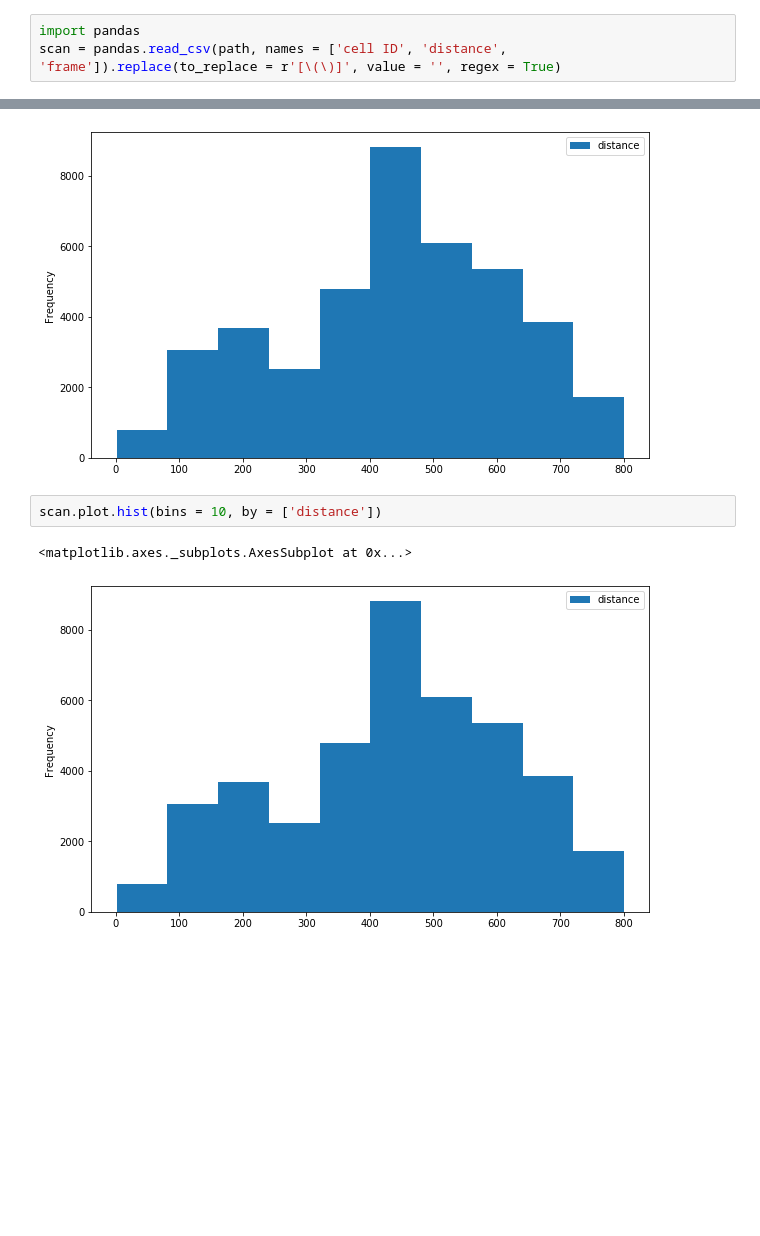
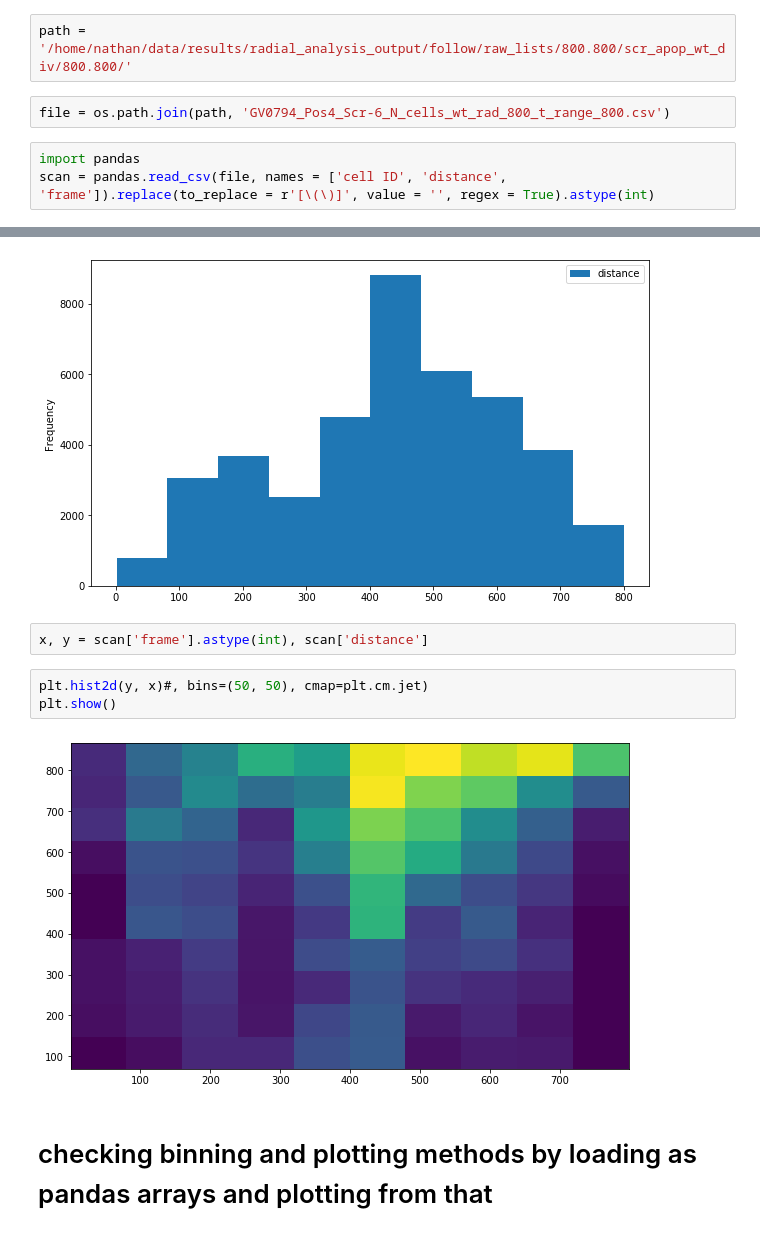
Before and after one commit to nthndy/cell-comp-analysis, a Jupyter notebook: radial_analysis/Plotting_heatmaps- sandbox.ipynb, the cells around one changed output, grey strips where cells are left out. Drawn from its saved outputs; the diff is of its cells as text; blank space fills up the shorter version.

```diff
--- a/radial_analysis/Plotting_heatmaps- sandbox.ipynb
+++ b/radial_analysis/Plotting_heatmaps- sandbox.ipynb
@@ -172,9 +172,13 @@ array([[  39944.,   63369.,   98464.,  144508.,  222201.,  407531.,
 As this plot is cumulative over many different focal apoptoses, I cannot disentangle the individual contributions of each of the populations of wild-type cells in each temporal bin
 
 ## Loading individual scans
+# %%
+path = '/home/nathan/data/results/radial_analysis_output/follow/raw_lists/800.800/scr_apop_wt_div/800.800/'
+# %%
+file = os.path.join(path, 'GV0794_Pos4_Scr-6_N_cells_wt_rad_800_t_range_800.csv')
 # %%
 import pandas
-scan = pandas.read_csv(path, names = ['cell ID', 'distance', 'frame']).replace(to_replace = r'[\(\)]', value = '', regex = True)
+scan = pandas.read_csv(file, names = ['cell ID', 'distance', 'frame']).replace(to_replace = r'[\(\)]', value = '', regex = True).astype(int)
 # %%
 scan
 # %% [output]
@@ -196,8 +200,12 @@ scan.plot.hist(bins = 10, by = [1,2])
 # %% [output]
 <matplotlib.axes._subplots.AxesSubplot at 0x...>
 [figure]
-# %%
-scan.plot.hist(bins = 10, by = ['distance'])
-# %% [output]
-<matplotlib.axes._subplots.AxesSubplot at 0x...>
-[figure, removed]
+# %%
+x, y = scan['frame'].astype(int), scan['distance']
+# %%
+plt.hist2d(y, x)#, bins=(50, 50), cmap=plt.cm.jet)
+plt.show()
+# %% [output]
+[figure, added]
+# %% [markdown]
+# checking binning and plotting methods by loading as pandas arrays and plotting from that
```
Also changed, not shown: parts of 9 cells of this notebook.
